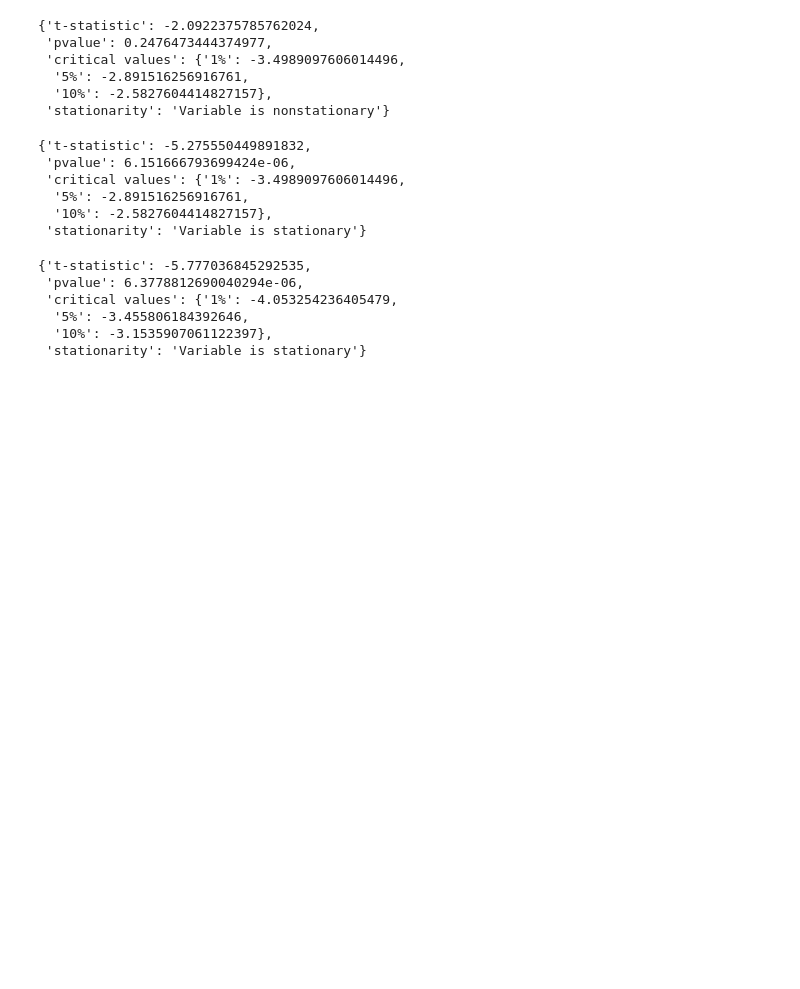
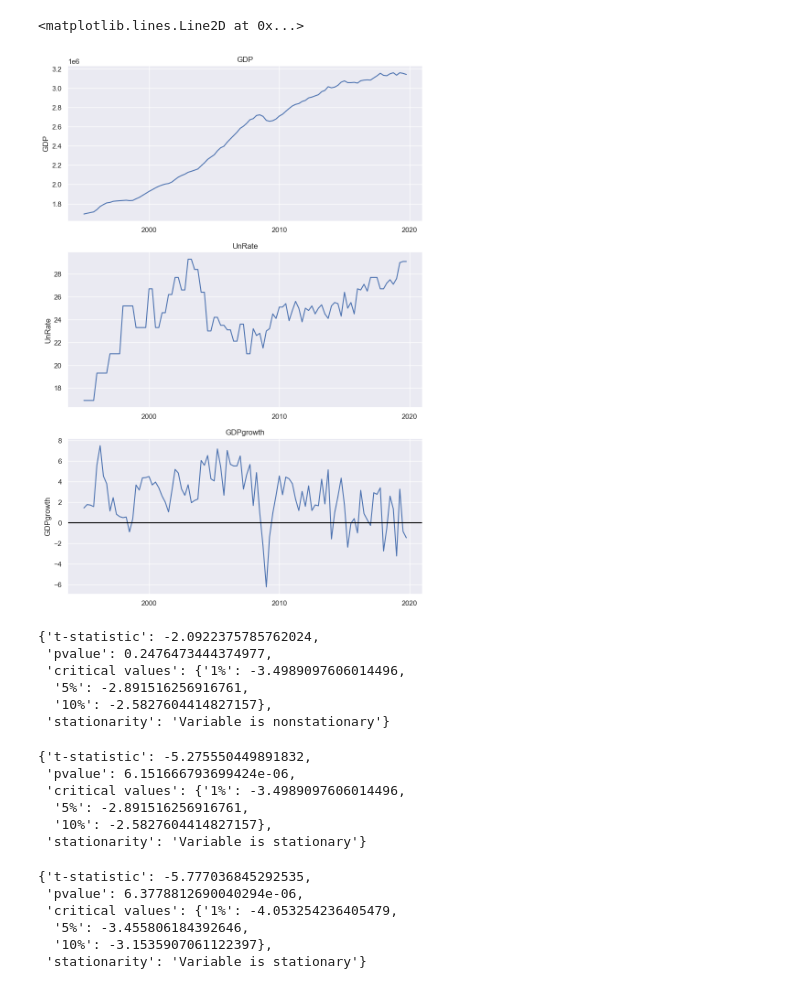
Before and after one commit to CRFisher/RSA-Okuns-Law-VECM, a Jupyter notebook: VECM.ipynb, the cells around one changed output. Saved outputs shown, nothing was run; the diff lists cells and outputs as text; code cells hidden in the pictures; blank space fills up the shorter version.

```diff
--- a/VECM.ipynb
+++ b/VECM.ipynb
@@ -28,3 +38,23 @@ df['LGDP'] = df['GDP'].apply(lambda x: np.log(x))
+# %%
+cols = ['GDP','UnRate','GDPgrowth']
+
+fig, axes = plt.subplots(nrows=3,figsize=(10,15))
+
+for ind, col in enumerate(cols):
+    (
+        so.Plot(data=df, x='Date', y=col)
+        .add(so.Line())
+        .on(axes[ind])
+        .label(
+            title=f'{col}',
+            x=''
+            )
+        .plot()
+    )
+axes[2].axhline(0,color='black')
+# %% [output]
+<matplotlib.lines.Line2D at 0x...>
+[figure, added]
 # %%
 def ADFuller_test(dframe,rvar=False,auto='AIC',reg='c',maxl=12):
     test = adfuller(x = dframe,autolag=auto,regression=reg,maxlag=maxl)
```
Also changed, not shown: parts of 6 cells of this notebook.
